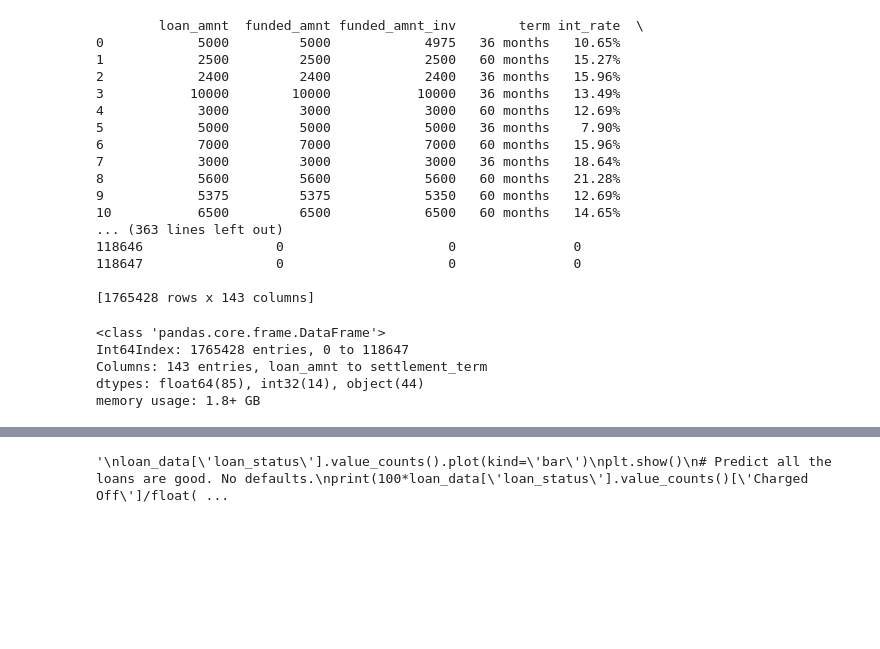
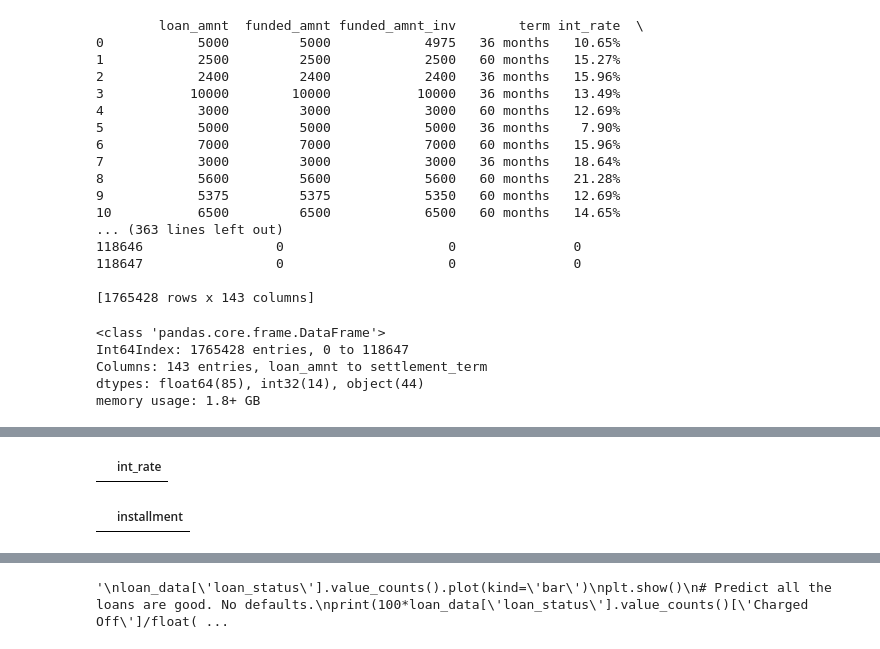
Before and after one commit to anilrajgr/udacity-machine-learning, a Jupyter notebook: projects/capstone/csv2dataframe.ipynb, the cells around one changed output, grey strips where cells are left out. Cells and saved outputs as stored; diff of their text form; code cells hidden in the pictures; blank space fills up the shorter version.

```diff
--- a/projects/capstone/csv2dataframe.ipynb
+++ b/projects/capstone/csv2dataframe.ipynb
@@ -248,0 +307,21 @@ See the caveats in the documentation: http://pandas.pydata.org/pandas-docs/stabl
+# %%
+# Moving to "int_rate"
+# All int_rate are described in terms of %.
+# So, a simple replacement should work.
+loan_data['int_rate'] = loan_data['int_rate'].str.replace("%","")
+# Now convert all of them to numeric
+loan_data['int_rate'] = pd.to_numeric(loan_data['int_rate'])
+# Find the non-numeric entry
+df = loan_data['int_rate'].to_frame().applymap(np.isreal) == False
+df.loc[df['int_rate'] == True]
+# The int_rate data looks all good.
+# %% [output]
+|  | int_rate |
+# %%
+# Moving to "installment"
+# Find the non-numeric entry
+df = loan_data['installment'].to_frame().applymap(np.isreal) == False
+df.loc[df['installment'] == True]
+# The installment data looks all good.
+# %% [output]
+|  | installment |
```
Also changed, not shown: parts of 6 cells of this notebook.
